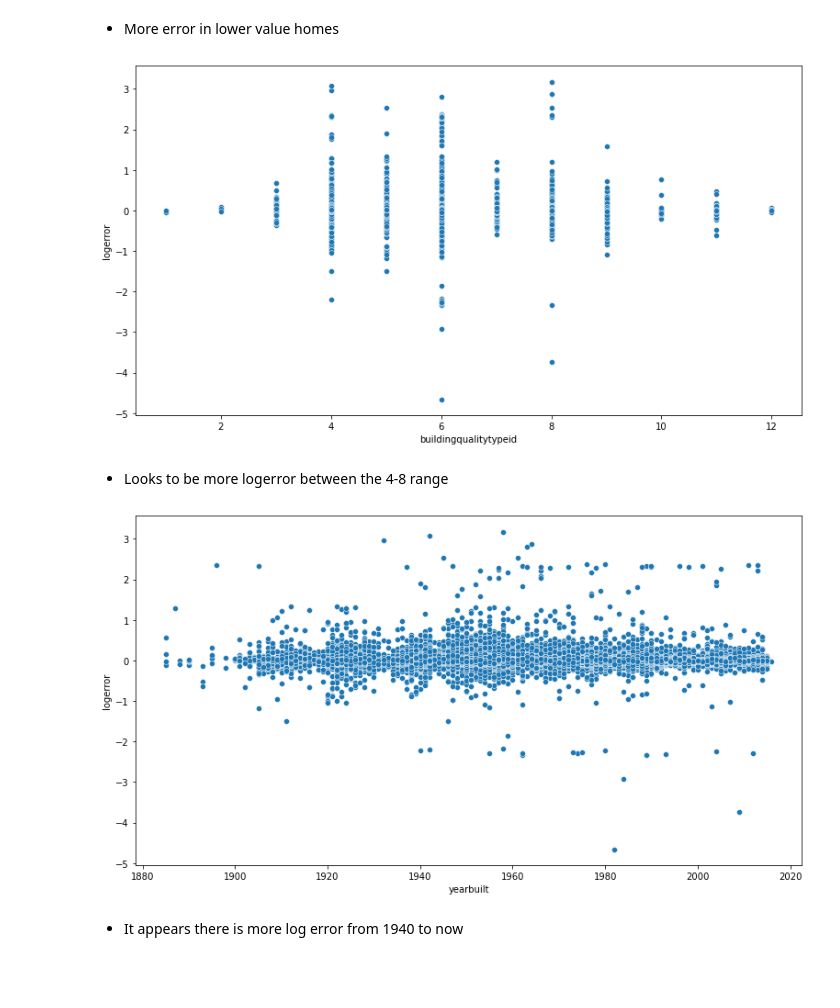
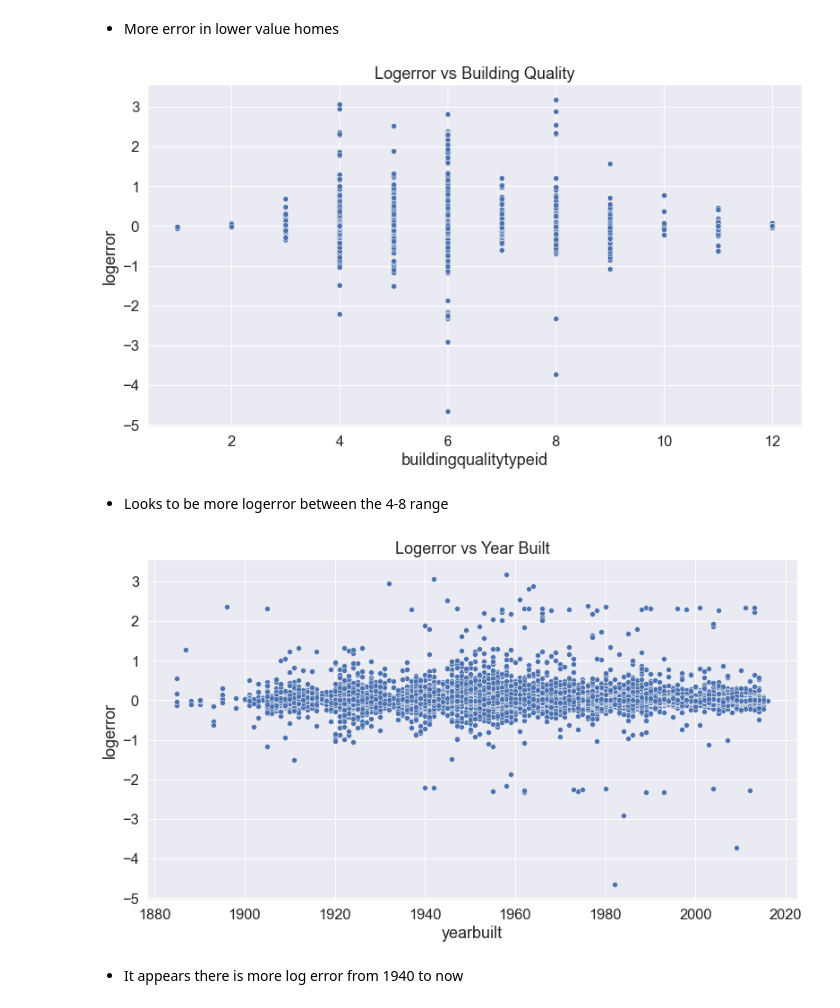
Before and after one commit to Joshua-C-Bryant/zillow_clustering_project, a Jupyter notebook: zillow_clustering_project.ipynb, the cells around one changed output. Saved outputs shown, nothing was run; the diff lists cells and outputs as text; code cells hidden in the pictures; blank space fills up the shorter version.

```diff
--- a/zillow_clustering_project.ipynb
+++ b/zillow_clustering_project.ipynb
@@ -410,7 +435,9 @@ Index(['bedroomcnt', 'calculatedfinishedsquarefeet',
 #### Taking a closer look
 # %%
 # Logerror and calculatedfinishedsquarefeet
+sns.set(font_scale = 1.5)
 plt.figure(figsize = (13,7))
 sns.scatterplot(data=train, y=train.logerror, x = train.calculatedfinishedsquarefeet)
+plt.title('Logerror vs Square Footage')
 plt.show()
 # %% [output]
@@ -449,19 +479,21 @@ plt.show()
 # %%
 # Logerror and building quality
 plt.figure(figsize = (13,7))
 sns.scatterplot(data=train, y=train.logerror, x = train.buildingqualitytypeid)
+plt.title('Logerror vs Building Quality')
 plt.show()
 # %% [output]
-[figure, old version]
+[figure, new version]
 # %% [markdown]
 - Looks to be more logerror between the 4-8 range
 # %%
 # Logerror vs year the house was built
 plt.figure(figsize = (13,7))
 sns.scatterplot(data=train, x='yearbuilt', y='logerror')
+plt.title('Logerror vs Year Built')
 plt.show()
 # %% [output]
-[figure, old version]
+[figure, new version]
 # %% [markdown]
 - It appears there is more log error from 1940 to now
 # %% [markdown]
```
Also changed, not shown: parts of 68 cells of this notebook.
